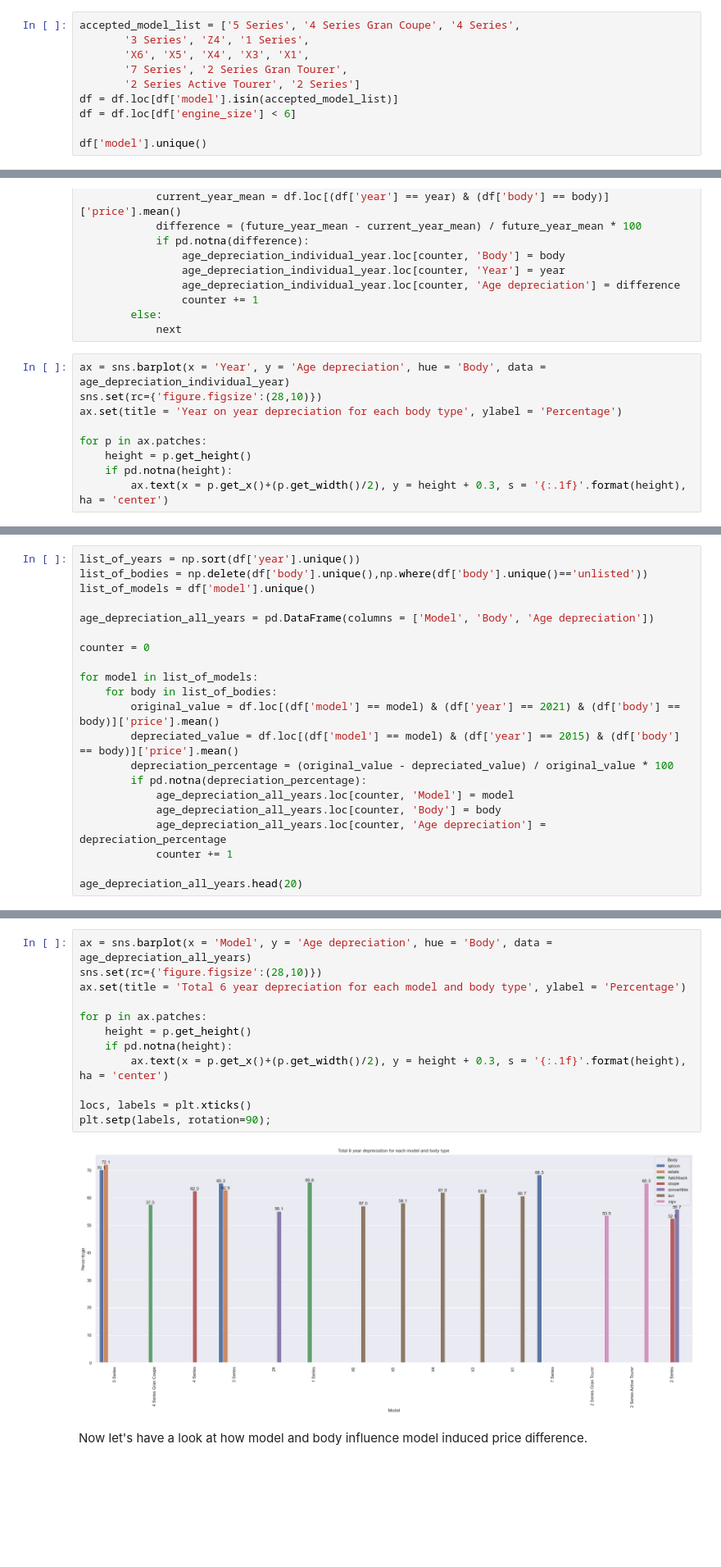
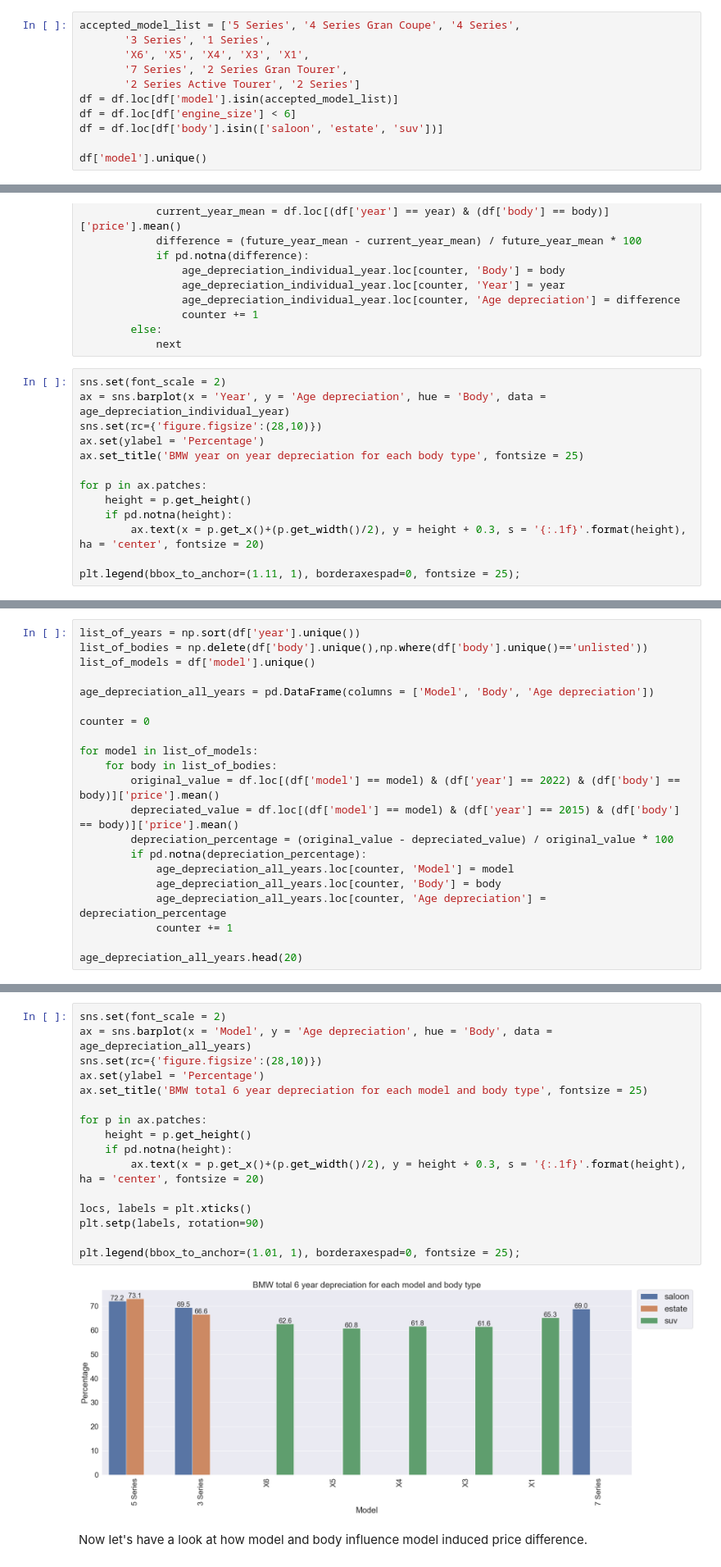
Before and after one commit to CristianCapsuna/CRISP-DM_project, a Jupyter notebook: BMW_analysis.ipynb, the cells around one changed output, grey strips where cells are left out. Shown: that part at 82% size. Drawn from its saved outputs; the diff is of its cells as text; blank space fills up the shorter version.

```diff
--- a/BMW_analysis.ipynb
+++ b/BMW_analysis.ipynb
@@ -34,12 +34,13 @@ First I want to limit the model at which I am looking. I don't want to look at c
 I am also eliminating engines bigger than 4.4. L because there are not enough cars (17) to extract any meaningfull trend.
 # %%
 accepted_model_list = ['5 Series', '4 Series Gran Coupe', '4 Series',
-       '3 Series', 'Z4', '1 Series',
+       '3 Series', '1 Series',
        'X6', 'X5', 'X4', 'X3', 'X1',
        '7 Series', '2 Series Gran Tourer',
        '2 Series Active Tourer', '2 Series']
 df = df.loc[df['model'].isin(accepted_model_list)]
 df = df.loc[df['engine_size'] < 6]
+df = df.loc[df['body'].isin(['saloon', 'estate', 'suv'])]
 
 df['model'].unique()
 # %% [output]
@@ -106,12 +105,16 @@ for body in list_of_bodies:
         else:
             next
 # %%
+sns.set(font_scale = 2)
 ax = sns.barplot(x = 'Year', y = 'Age depreciation', hue = 'Body', data = age_depreciation_individual_year)
 sns.set(rc={'figure.figsize':(28,10)})
-ax.set(title = 'Year on year depreciation for each body type', ylabel = 'Percentage')
+ax.set(ylabel = 'Percentage')
+ax.set_title('BMW year on year depreciation for each body type', fontsize = 25)
 
 for p in ax.patches:
     height = p.get_height()
     if pd.notna(height):
-        ax.text(x = p.get_x()+(p.get_width()/2), y = height + 0.3, s = '{:.1f}'.format(height), ha = 'center')
+        ax.text(x = p.get_x()+(p.get_width()/2), y = height + 0.3, s = '{:.1f}'.format(height), ha = 'center', fontsize = 20)
+
+plt.legend(bbox_to_anchor=(1.11, 1), borderaxespad=0, fontsize = 25);
 # %% [output]
@@ -127,7 +130,7 @@ counter = 0
 
 for model in list_of_models:
     for body in list_of_bodies:
-        original_value = df.loc[(df['model'] == model) & (df['year'] == 2021) & (df['body'] == body)]['price'].mean()
+        original_value = df.loc[(df['model'] == model) & (df['year'] == 2022) & (df['body'] == body)]['price'].mean()
         depreciated_value = df.loc[(df['model'] == model) & (df['year'] == 2015) & (df['body'] == body)]['price'].mean()
         depreciation_percentage = (original_value - depreciated_value) / original_value * 100
         if pd.notna(depreciation_percentage):
@@ -158,17 +155,21 @@ age_depreciation_all_years.head(20)
 # %%
+sns.set(font_scale = 2)
 ax = sns.barplot(x = 'Model', y = 'Age depreciation', hue = 'Body', data = age_depreciation_all_years)
 sns.set(rc={'figure.figsize':(28,10)})
-ax.set(title = 'Total 6 year depreciation for each model and body type', ylabel = 'Percentage')
+ax.set(ylabel = 'Percentage')
+ax.set_title('BMW total 6 year depreciation for each model and body type', fontsize = 25)
 
 for p in ax.patches:
     height = p.get_height()
     if pd.notna(height):
-        ax.text(x = p.get_x()+(p.get_width()/2), y = height + 0.3, s = '{:.1f}'.format(height), ha = 'center')
+        ax.text(x = p.get_x()+(p.get_width()/2), y = height + 0.3, s = '{:.1f}'.format(height), ha = 'center', fontsize = 20)
 
 locs, labels = plt.xticks()
-plt.setp(labels, rotation=90);
+plt.setp(labels, rotation=90)
+
+plt.legend(bbox_to_anchor=(1.01, 1), borderaxespad=0, fontsize = 25);
 # %% [output]
-[figure, old version]
+[figure, new version]
 # %% [markdown]
 Now let's have a look at how model and body influence model induced price difference.
 # %%
```
Also changed, not shown: parts of 12 cells of this notebook, 1 other file.
